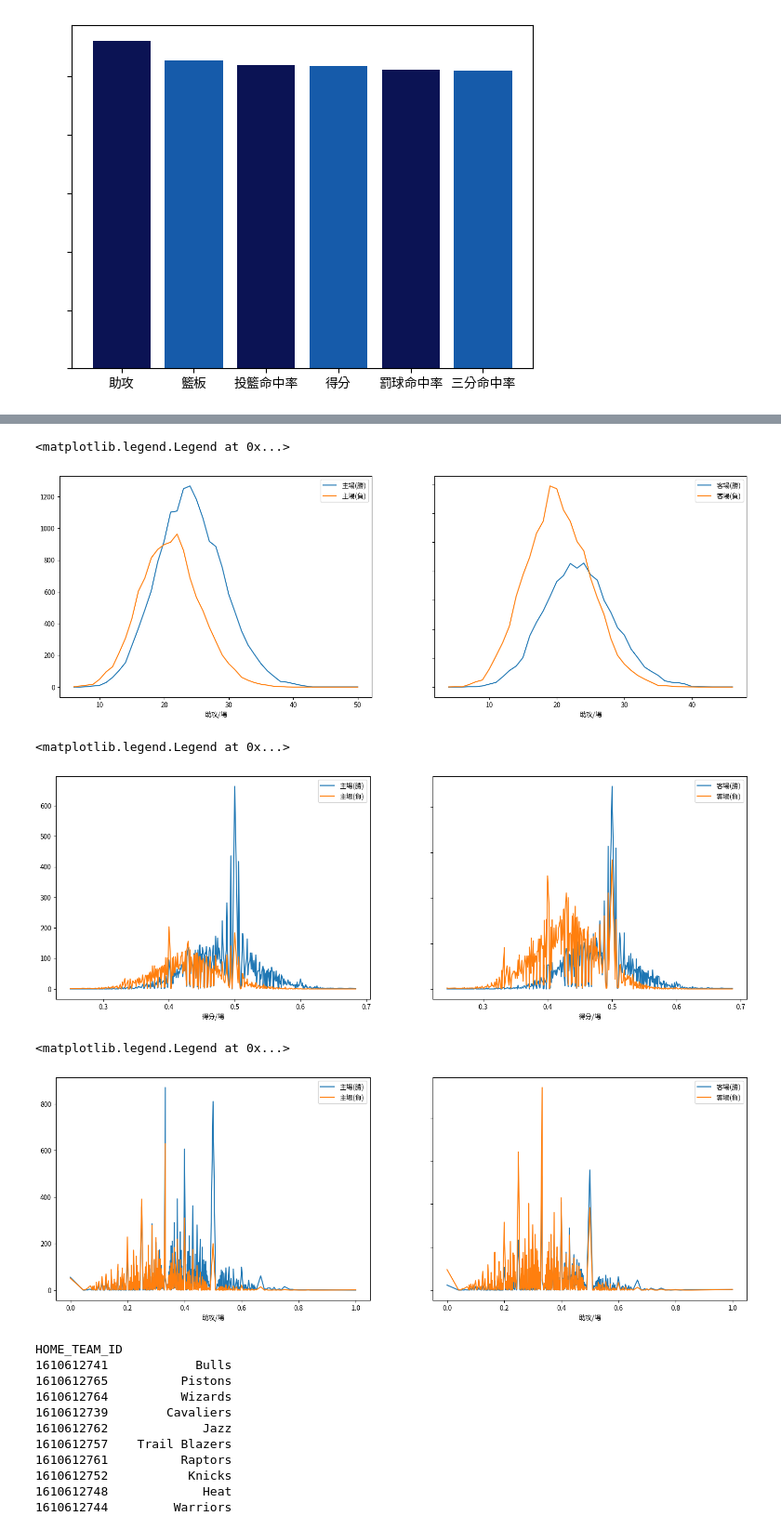
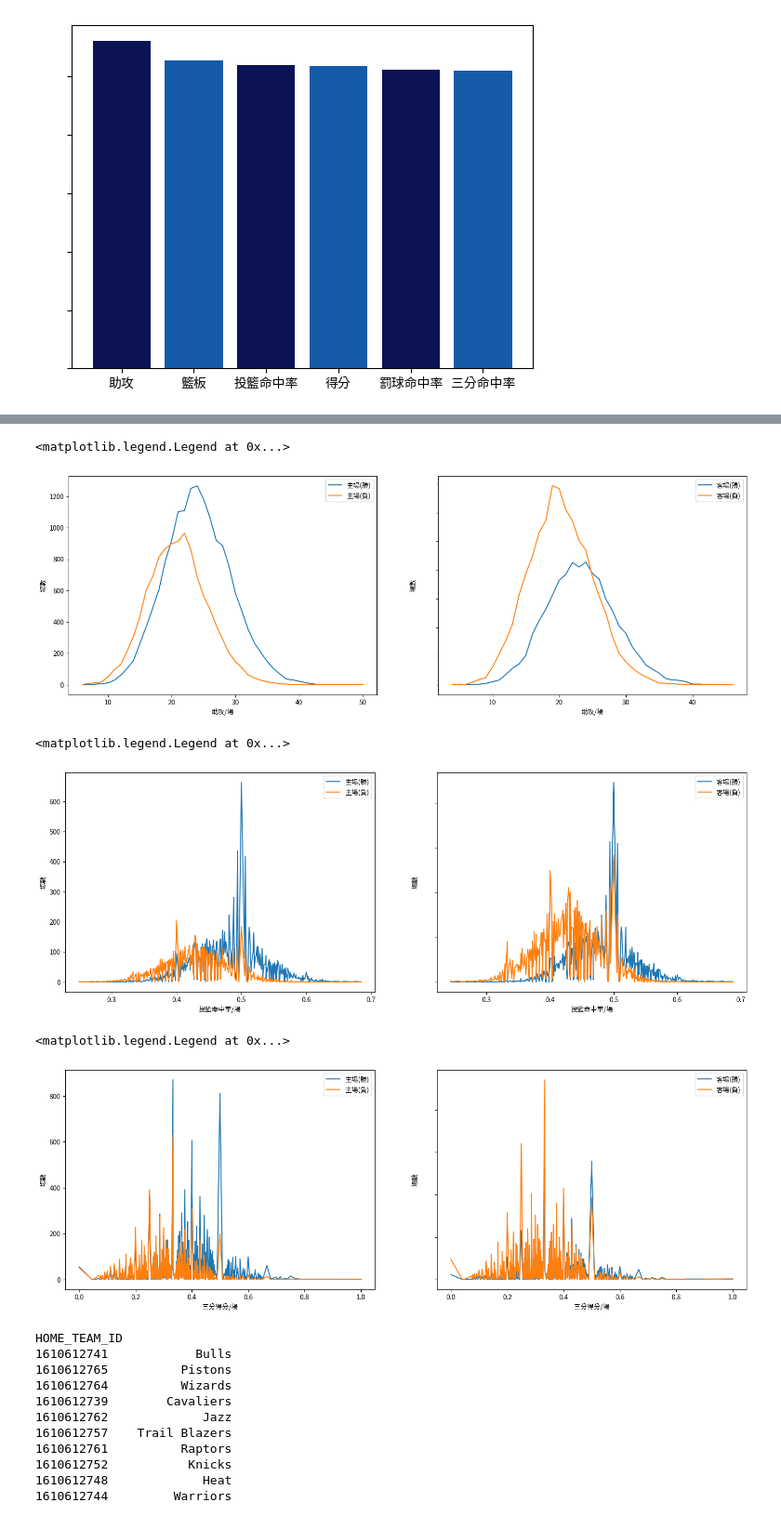
Before and after one commit to IvanChang0290/Nba-analysis, a Jupyter notebook: 1.ipynb, the cells around one changed output, grey strips where cells are left out. Shown: that part at 93% size. Drawn from its saved outputs; the diff is of its cells as text; code cells hidden in the pictures.

```diff
--- a/1.ipynb
+++ b/1.ipynb
@@ -221,13 +223,12 @@ plt.subplot(1,2,1)
 reb_grp = games_df.groupby(['AST_home','HOME_TEAM_WINS'])
 reb_table = reb_grp.size().unstack(fill_value=0)
 
-
-
 plt.plot(reb_table[1],label = '主場(勝)')
 plt.plot(reb_table[0],label = '主場(負)')
 
 
 plt.xlabel('助攻/場')
+plt.ylabel('場數')
 plt.legend()
 
 
@@ -243,14 +244,14 @@ plt.plot(reb_table[1],label = '客場(負)')
 plt.legend()
 
 plt.yticks(c='w')
-# plt.xlim([10,75])
 fig = plt.gcf()
 fig.set_size_inches(18.5,6)
 plt.xlabel('助攻/場')
+plt.ylabel('場數')
 plt.legend()
 # %% [output]
 <matplotlib.legend.Legend at 0x...>
-[figure, old version]
+[figure, new version]
 # %%
 plt.subplot(1,2,1)
 
@@ -264,7 +265,8 @@ plt.plot(reb_table[0],label = '主場(負)')
 
 
 
-plt.xlabel('得分/場')
+plt.xlabel('投籃命中率/場')
+plt.ylabel('場數')
 plt.legend()
 
 
@@ -283,11 +285,12 @@ plt.yticks(c='w')
 
 fig = plt.gcf()
 fig.set_size_inches(18.5,6)
-plt.xlabel('得分/場')
+plt.xlabel('投籃命中率/場')
+plt.ylabel('場數')
 plt.legend()
 # %% [output]
 <matplotlib.legend.Legend at 0x...>
-[figure, old version]
+[figure, new version]
 # %%
 plt.subplot(1,2,1)
 
@@ -297,34 +300,36 @@ reb_table = reb_grp.size().unstack(fill_value=0)
 
 
 plt.plot(reb_table[1],label = '主場(勝)')
 plt.plot(reb_table[0],label = '主場(負)')
 
 
 
 plt.xlabel('三分得分/場')
+plt.ylabel('場數')
 plt.legend()
 
 
 
 plt.subplot(1,2,2)
 
 reb_grp = games_df.groupby(['FG3_PCT_away','HOME_TEAM_WINS'])
 reb_table = reb_grp.size().unstack(fill_value=0)
 
 plt.plot(reb_table[0],label = '客場(勝)')
 plt.plot(reb_table[1],label = '客場(負)')
 
 plt.legend()
 
 plt.yticks(c='w')
 
 fig = plt.gcf()
 fig.set_size_inches(18.5,6)
 plt.xlabel('三分得分/場')
+plt.ylabel('場數')
 plt.legend()
 # %% [output]
 <matplotlib.legend.Legend at 0x...>
-[figure, old version]
+[figure, new version]
 # %%
 
 teams_grp = games_df.groupby(['HOME_TEAM_ID','HOME_TEAM_WINS'])
```
Also changed, not shown: parts of 2 cells of this notebook.
